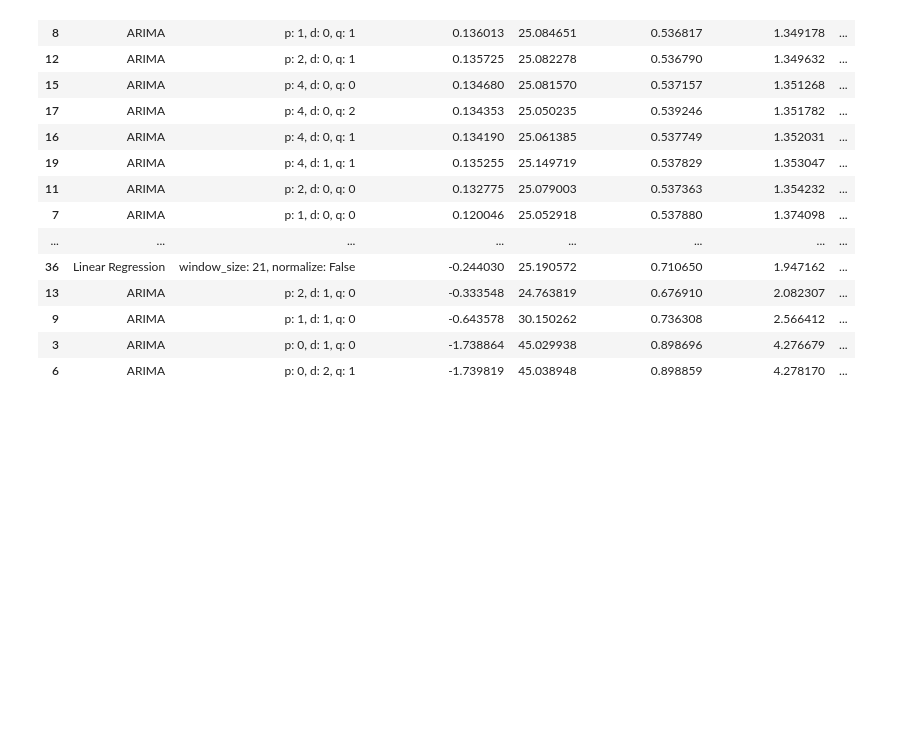
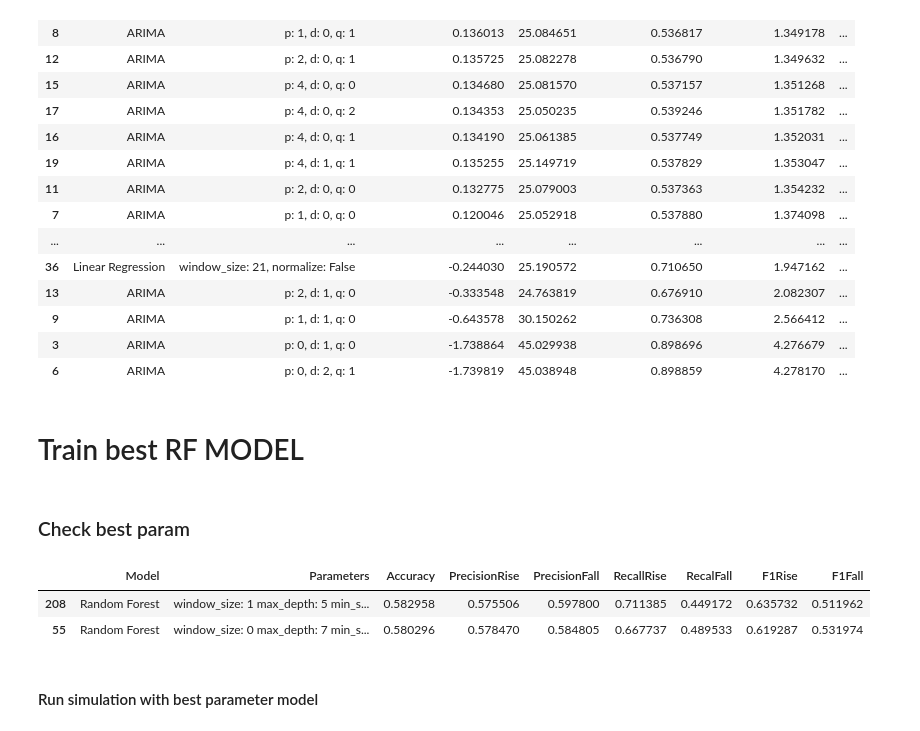
Before and after one commit to KrizanPeter/DP3_Repo, a Jupyter notebook: Experiment NTB.ipynb, the cells around one changed output. Cells and saved outputs as stored; diff of their text form; code cells hidden in the pictures; blank space fills up the shorter version.

```diff
--- a/Experiment NTB.ipynb
+++ b/Experiment NTB.ipynb
@@ -707,3 +714,7 @@ resultDf.sort_values('median_absolute_error', ascending=True).head(3)
 # %%
 resultDf.sort_values('r2_score', ascending=False).head(3)
 #best 1
+# %% [markdown]
+# Train best RF MODEL
+# %% [markdown]
+### Check best param
@@ -709,0 +723,8 @@ resultDf.sort_values('r2_score', ascending=False).head(3)
+# %%
+resultDf = OpenTwoClassResult()
+pd.options.display.max_colwidth = 150
+resultDf[resultDf['Model'] == 'Random Forest'].sort_values('Accuracy', ascending=False).head(2)
+# %% [output]
+|  | Model | Parameters | Accuracy | PrecisionRise | PrecisionFall | RecallRise | RecalFall | F1Rise | F1Fall |
+| 208 | Random Forest | window_size: 1 max_depth: 5 min_s... | 0.582958 | 0.575506 | 0.597800 | 0.711385 | 0.449172 | 0.635732 | 0.511962 |
+| 55 | Random Forest | window_size: 0 max_depth: 7 min_s... | 0.580296 | 0.578470 | 0.584805 | 0.667737 | 0.489533 | 0.619287 | 0.531974 |
@@ -709,0 +733,2 @@ resultDf.sort_values('r2_score', ascending=False).head(3)
+# %% [markdown]
+#### Run simulation with best parameter model
```
Also changed, not shown: parts of 8 cells of this notebook, 3 other files.
